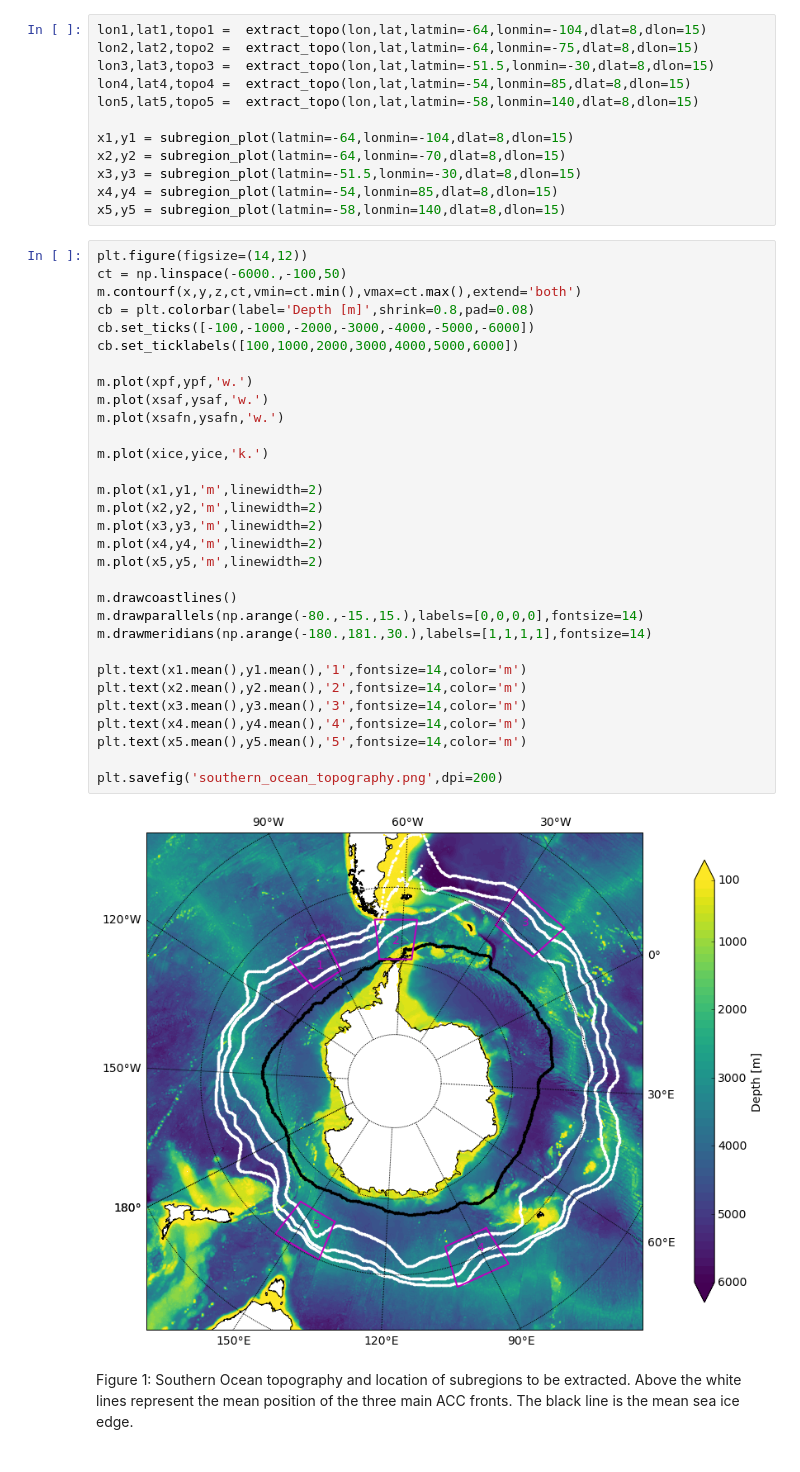
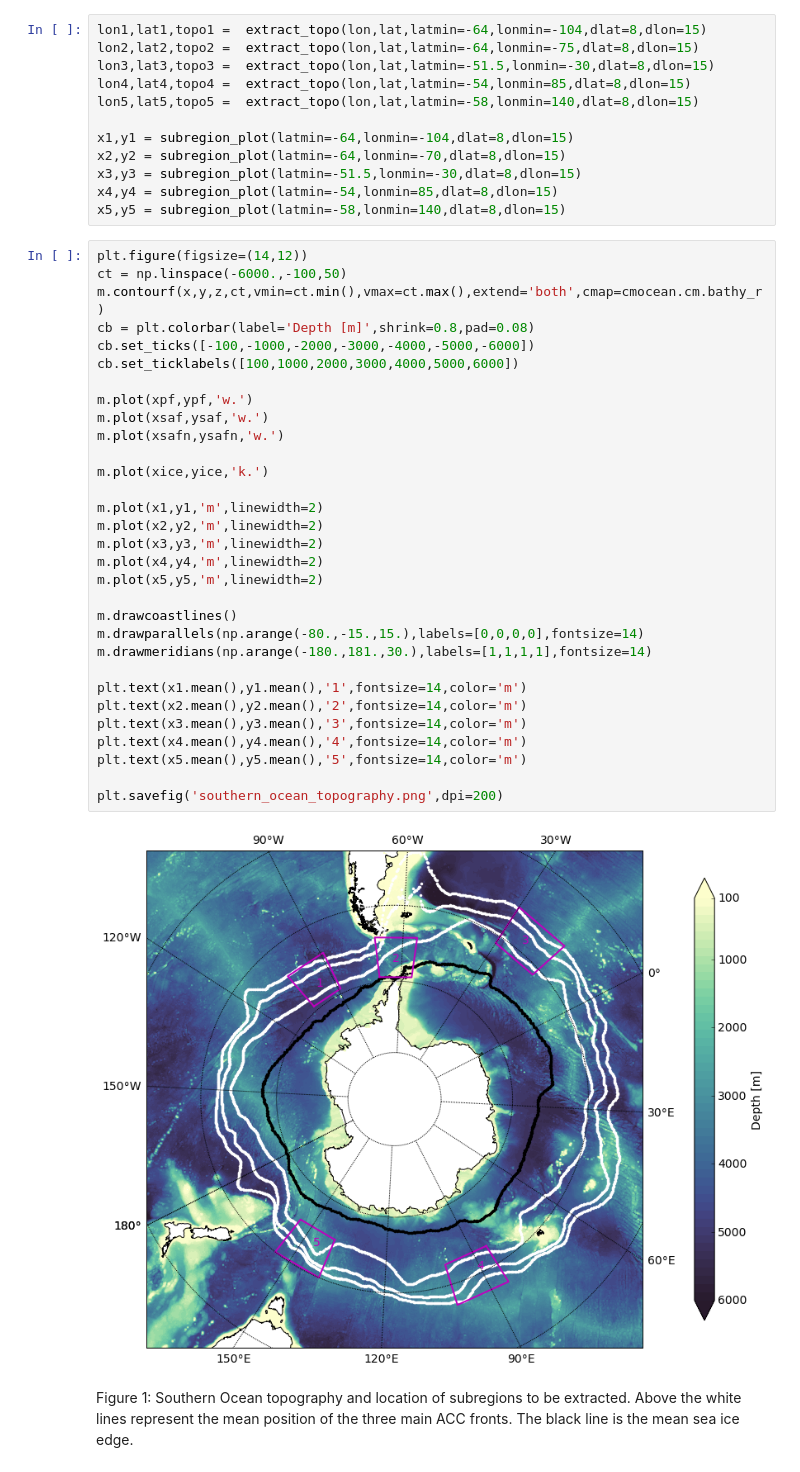
Before and after one commit to cesar-rocha/SouthernOceanTopography, a Jupyter notebook: SouthernOceanTopography.ipynb, the cells around one changed output. Cells and saved outputs as stored; diff of their text form.

```diff
--- a/SouthernOceanTopography.ipynb
+++ b/SouthernOceanTopography.ipynb
@@ -176,36 +178,36 @@ x5,y5 = subregion_plot(latmin=-58,lonmin=140,dlat=8,dlon=15)
 # %%
 plt.figure(figsize=(14,12))
 ct = np.linspace(-6000.,-100,50)
-m.contourf(x,y,z,ct,vmin=ct.min(),vmax=ct.max(),extend='both')
+m.contourf(x,y,z,ct,vmin=ct.min(),vmax=ct.max(),extend='both',cmap=cmocean.cm.bathy_r)
 cb = plt.colorbar(label='Depth [m]',shrink=0.8,pad=0.08)
 cb.set_ticks([-100,-1000,-2000,-3000,-4000,-5000,-6000])
 cb.set_ticklabels([100,1000,2000,3000,4000,5000,6000])
 
 m.plot(xpf,ypf,'w.')
 m.plot(xsaf,ysaf,'w.')
 m.plot(xsafn,ysafn,'w.')
 
 m.plot(xice,yice,'k.')
 
 m.plot(x1,y1,'m',linewidth=2)
 m.plot(x2,y2,'m',linewidth=2)
 m.plot(x3,y3,'m',linewidth=2)
 m.plot(x4,y4,'m',linewidth=2)
 m.plot(x5,y5,'m',linewidth=2)
 
 m.drawcoastlines()
 m.drawparallels(np.arange(-80.,-15.,15.),labels=[0,0,0,0],fontsize=14)
 m.drawmeridians(np.arange(-180.,181.,30.),labels=[1,1,1,1],fontsize=14)
 
 plt.text(x1.mean(),y1.mean(),'1',fontsize=14,color='m')
 plt.text(x2.mean(),y2.mean(),'2',fontsize=14,color='m')
 plt.text(x3.mean(),y3.mean(),'3',fontsize=14,color='m')
 plt.text(x4.mean(),y4.mean(),'4',fontsize=14,color='m')
 plt.text(x5.mean(),y5.mean(),'5',fontsize=14,color='m')
 
 plt.savefig('southern_ocean_topography.png',dpi=200)
 # %% [output]
-[figure, old version]
+[figure, new version]
 # %% [markdown]
 Figure 1: Southern Ocean topography and location of subregions to be extracted. Above the white lines represent the mean position of the three main ACC fronts. The black line is the mean sea ice edge.
 # %% [markdown]
```
Also changed, not shown: parts of 3 cells of this notebook.
